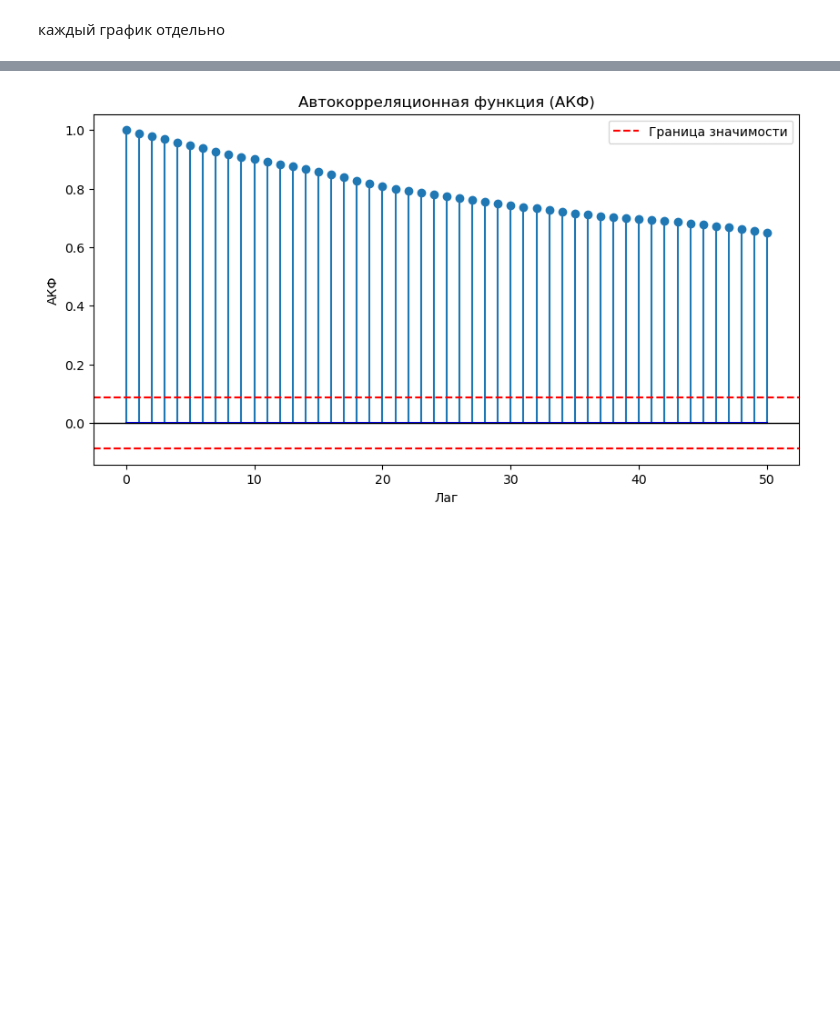
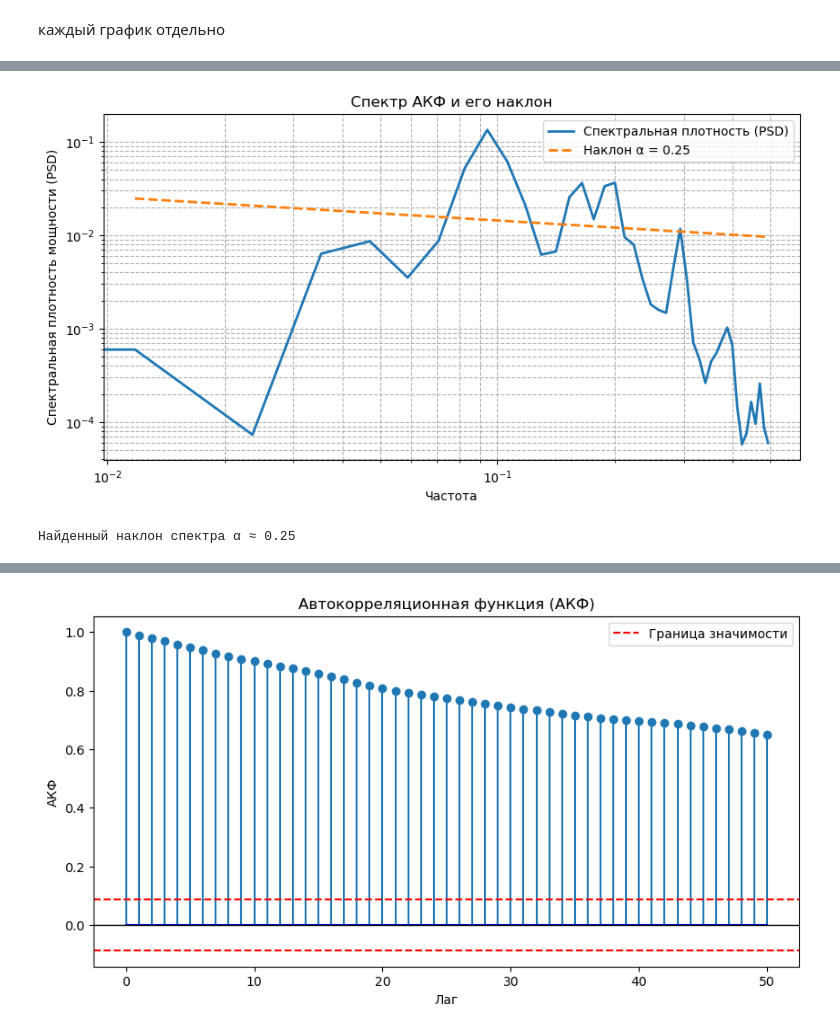
Before and after one commit to DanLip02/Ratings-analysis-project, a Jupyter notebook: jupyter_books/Herst.ipynb, the cells around one changed output, grey strips where cells are left out. Cells and saved outputs as stored; diff of their text form; code cells hidden in the pictures; blank space fills up the shorter version.

```diff
--- a/jupyter_books/Herst.ipynb
+++ b/jupyter_books/Herst.ipynb
@@ -341,0 +342,35 @@ plt.show()
+# %%
+from scipy.signal import welch
+from scipy.optimize import curve_fit
+# Данные АКФ
+lags = len(total_)
+acf_values = acf(total_, nlags=lags, fft=True)
+
+# 1. Вычисляем спектральную плотность мощности (PSD)
+frequencies, psd = welch(acf_values, fs=1.0, nperseg=len(acf_values)//2)
+
+# 2. Функция для степенного закона: S(f) ~ f^(-alpha)
+def power_law(f, a, alpha):
+    return a * f ** (-alpha)
+
+# 3. Фитируем наклон спектра в логарифмическом масштабе
+valid = (frequencies > 0.01) & (frequencies < 0.5)  # Ограничим диапазон частот
+popt, _ = curve_fit(power_law, frequencies[valid], psd[valid])
+
+# 4. Визуализация спектра и аппроксимации
+plt.figure(figsize=(10, 5))
+plt.loglog(frequencies, psd, label="Спектральная плотность (PSD)", linewidth=2)
+plt.loglog(frequencies[valid], power_law(frequencies[valid], *popt), '--',
+           label=f"Наклон α = {popt[1]:.2f}", linewidth=2)
+
+plt.xlabel("Частота")
+plt.ylabel("Спектральная плотность мощности (PSD)")
+plt.legend()
+plt.grid(True, which="both", linestyle="--")
+plt.title("Спектр АКФ и его наклон")
+plt.show()
+
+print(f"Найденный наклон спектра α ≈ {popt[1]:.2f}")
+# %% [output]
+[figure, added]
+Найденный наклон спектра α ≈ 0.25
```
Also changed, not shown: parts of 9 cells of this notebook, 2 other files.
